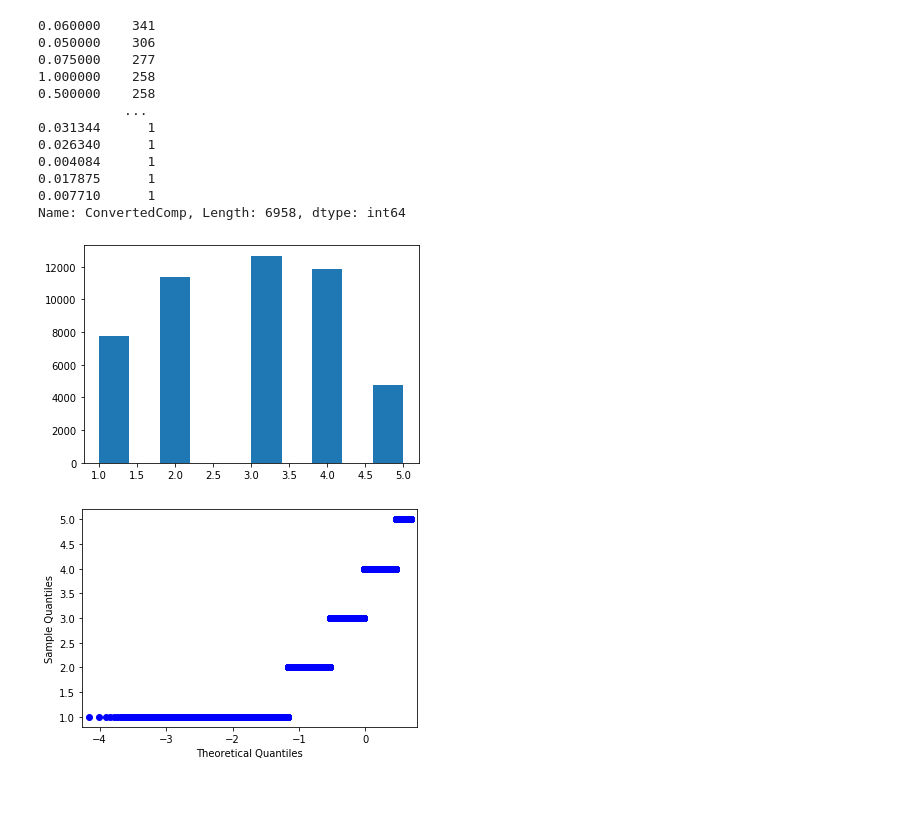
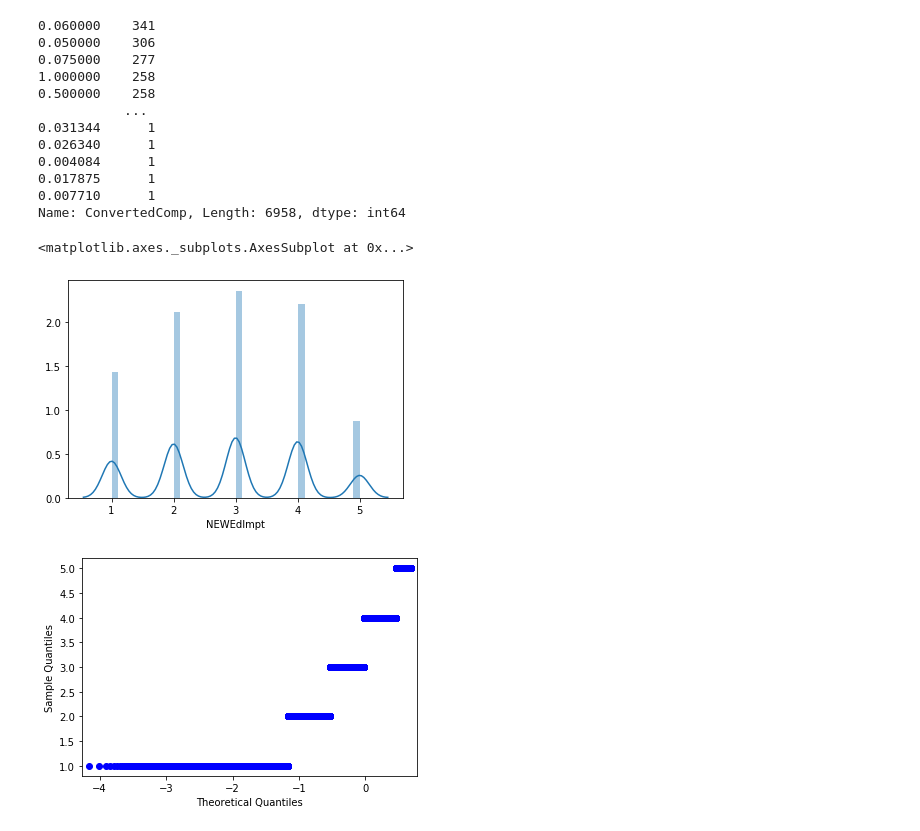
Before and after one commit to NoshinTahsin/SoftwareMetrics8th, a Jupyter notebook: anova-transformation.ipynb, the cells around one changed output. Cells and saved outputs as stored; diff of their text form; code cells hidden in the pictures; blank space fills up the shorter version.

```diff
--- a/anova-transformation.ipynb
+++ b/anova-transformation.ipynb
@@ -57,10 +57,12 @@ data['ConvertedComp'].value_counts()
 Name: ConvertedComp, Length: 6958, dtype: int64
 # %%
 #histogram for normality check
-plt.hist(data['NEWEdImpt'])
-plt.show()
+#plt.hist(data['NEWEdImpt'])
+#plt.show()
+sns.distplot(data_out['NEWEdImpt'])
 # %% [output]
+<matplotlib.axes._subplots.AxesSubplot at 0x...>
-[figure, old version]
+[figure, new version]
 # %%
 # q-q plot
 qqplot(data['NEWEdImpt'], line='s')
```
Also changed, not shown: parts of 10 cells of this notebook.
